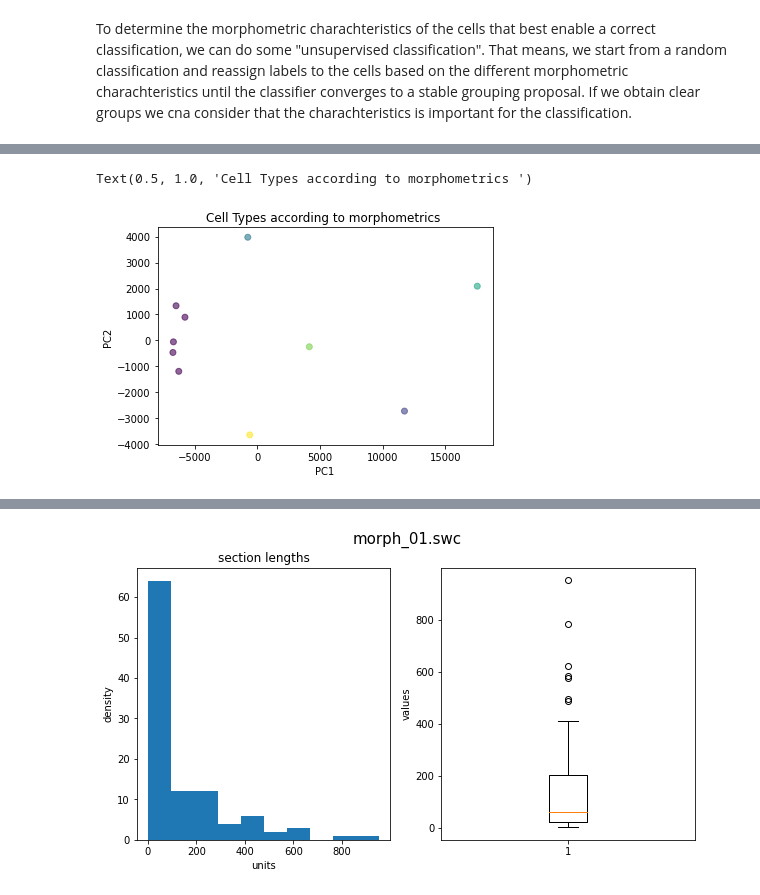
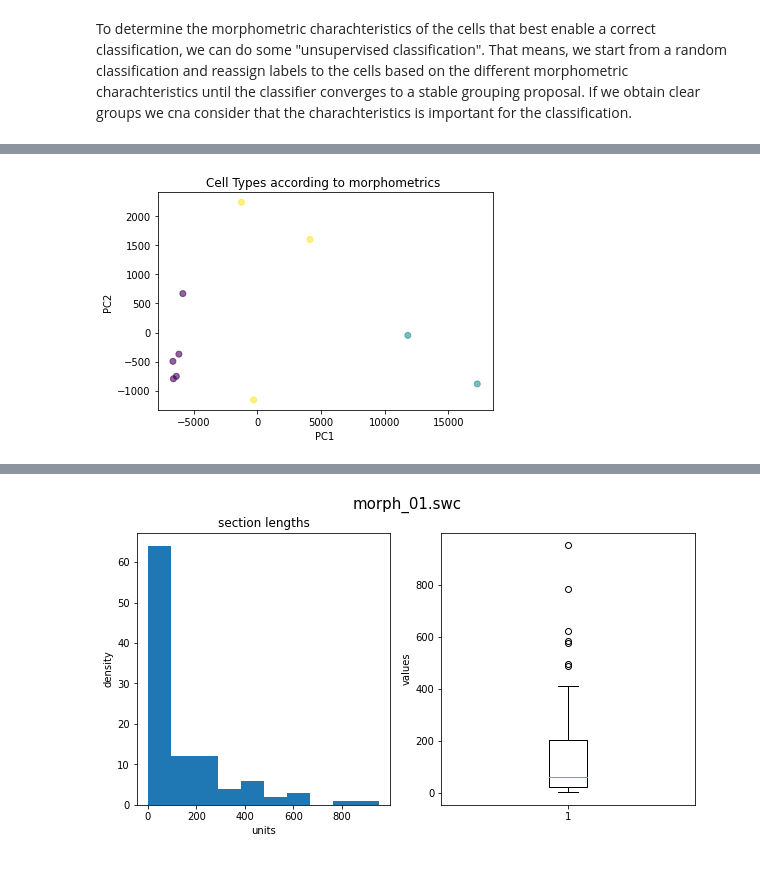
Before and after one commit to AlbrechtAlice/In-Silico-Neuroscience, a Jupyter notebook: Week2_HomeWorks.ipynb, the cells around one changed output, grey strips where cells are left out. Cells and saved outputs as stored; diff of their text form; code cells hidden in the pictures.

```diff
--- a/Week2_HomeWorks.ipynb
+++ b/Week2_HomeWorks.ipynb
@@ -466,9 +452,7 @@ features = ['max_radial_distance',
 # %%
-#PREND UN TEMPS A RUN
-import pandas as pd
-import numpy as np
+# prepare the dataset for the machine learning technique by computing all the morphometrics of all the neurons
 
-means_all_neurons = []
+median_all_neurons = []
 neuron_names = []
 
 for cell in correct_cells:
@@ -476,14 +460,15 @@ for cell in correct_cells:
     neuron_names.append(cell[:-4])
 
     ## EXTRACTION OF ALL THE FEATURES
-    means_one_neuron = []
+    median_one_neuron = []
     for feature in features:
         feature_vals = nm.get(feature, neuron)
-        mean_feature = np.nanmean(feature_vals)
-        means_one_neuron.append(mean_feature)
+        median_feature = np.nanmedian(feature_vals) # get the mean of the values
+        median_one_neuron.append(median_feature)
 
-    means_all_neurons.append(means_one_neuron)
+    median_all_neurons.append(median_one_neuron)
 
-df_metrics = pd.DataFrame(means_all_neurons, columns = features, index = neuron_names)
-df_metrics
+    # final dataset containing the metrics
+df_metrics = pd.DataFrame(median_all_neurons, columns = features, index = neuron_names)
+df_metrics.head()
 # %% [output]
@@ -539,11 +492,14 @@ plt.ylabel("Sum of Squared Errors");
 # %%
+# plot the cells clustered in different cell classes
+
+# reduce the data size using PCA for the plot
 df_metrics_reduced= PCA(n_components=2).fit(df_metrics).transform(df_metrics)
 
-labels = KMeans(n_clusters=6, random_state=0).fit_predict(df_metrics)
+# plot
+labels = KMeans(n_clusters=3, random_state=0).fit_predict(df_metrics)
 plt.scatter(df_metrics_reduced[:,0], df_metrics_reduced[:,1], c=labels, alpha=0.6)
 plt.xlabel('PC1')
 plt.ylabel('PC2')
-plt.title("Cell Types according to morphometrics ")
+plt.title("Cell Types according to morphometrics ");
 # %% [output]
-Text(0.5, 1.0, 'Cell Types according to morphometrics ')
-[figure, old version]
+[figure, new version]
```
Also changed, not shown: parts of 16 cells of this notebook.
